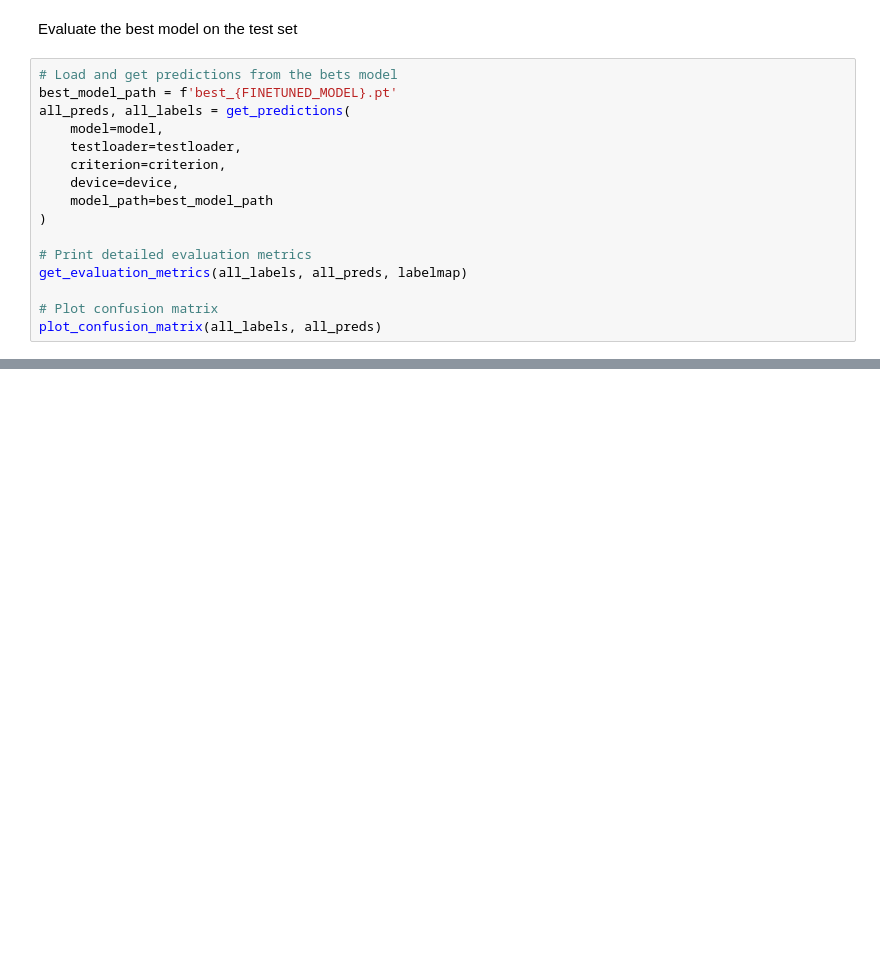
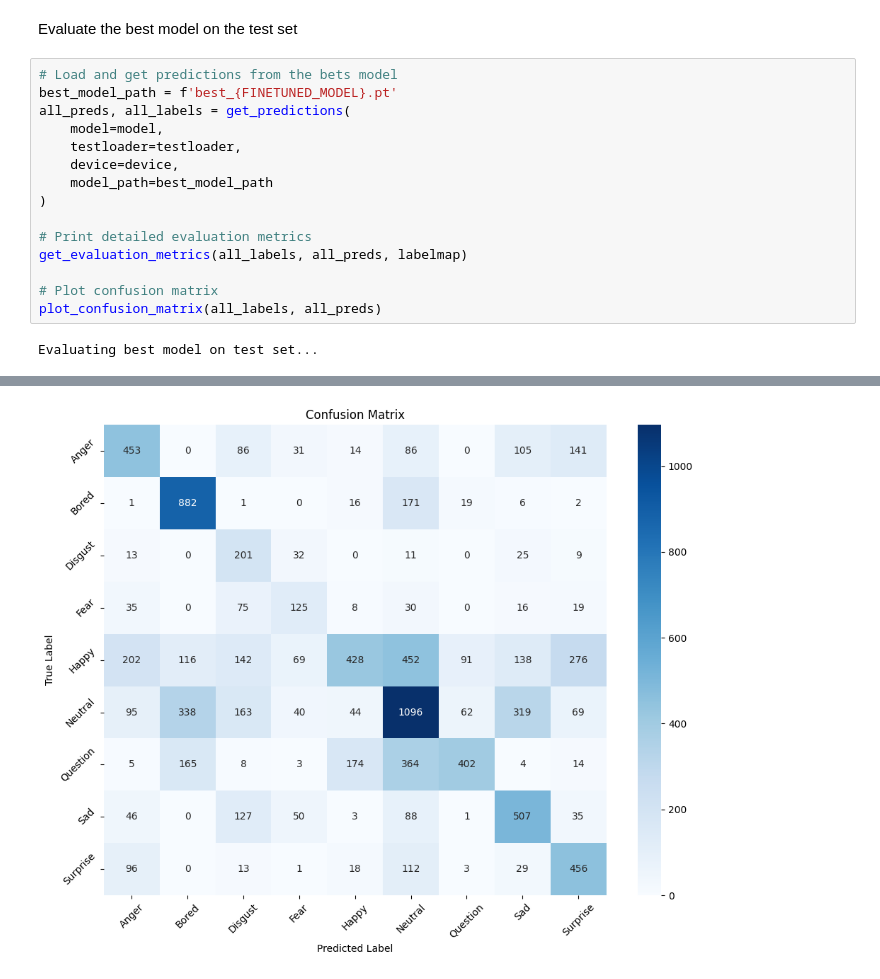
Before and after one commit to Fe-56/ai_project_ser, a Jupyter notebook: cnn_scripts/models/vgg16_224_augmented/vgg16_224_augmented.ipynb, the cells around one changed output, grey strips where cells are left out. Drawn from its saved outputs; the diff is of its cells as text; blank space fills up the shorter version.

```diff
--- a/cnn_scripts/models/vgg16_224_augmented/vgg16_224_augmented.ipynb
+++ b/cnn_scripts/models/vgg16_224_augmented/vgg16_224_augmented.ipynb
@@ -386,7 +467,6 @@ best_model_path = f'best_{FINETUNED_MODEL}.pt'
 all_preds, all_labels = get_predictions(
     model=model,
     testloader=testloader,
-    criterion=criterion,
     device=device,
     model_path=best_model_path
 )
@@ -396,3 +476,5 @@ get_evaluation_metrics(all_labels, all_preds, labelmap)
 
 # Plot confusion matrix
 plot_confusion_matrix(all_labels, all_preds)
+# %% [output]
+Evaluating best model on test set...
@@ -398,0 +501 @@ plot_confusion_matrix(all_labels, all_preds)
+[figure, added]
```
Also changed, not shown: parts of 4 cells of this notebook, 7 other files.
